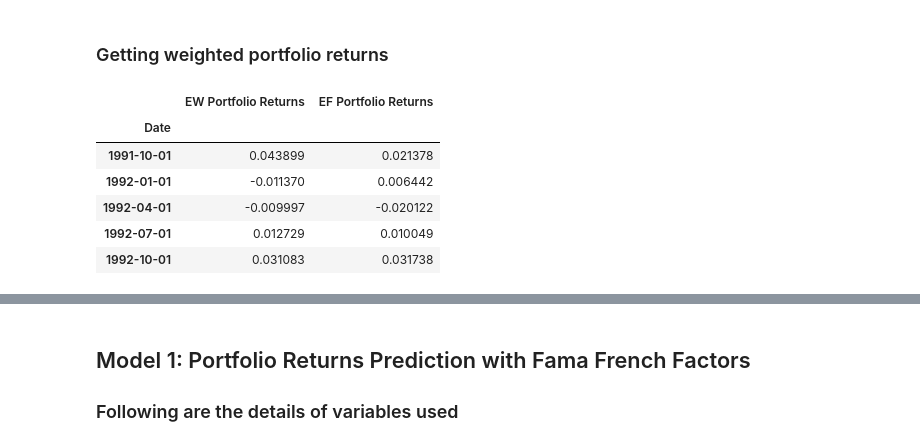
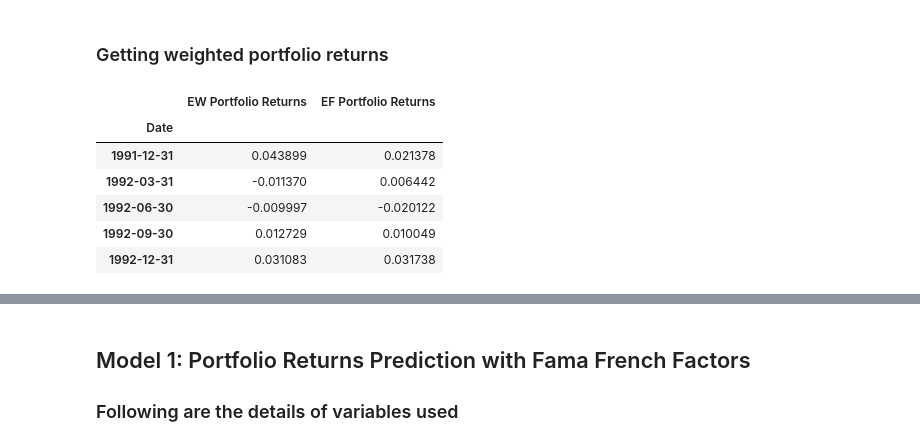
Before and after one commit to Raafayuqaily/TE-Portfolio-Stress-Testing-Final-Project, a Jupyter notebook: Section_5_KB.ipynb, the cells around one changed output, grey strips where cells are left out. Saved outputs shown, nothing was run; the diff lists cells and outputs as text; code cells hidden in the pictures.

```diff
--- a/Section_5_KB.ipynb
+++ b/Section_5_KB.ipynb
@@ -200,15 +209,15 @@ ff_6_factors.head()
 # %%
 portfolio_file_ = 'final_portfolio_returns.csv'
 prtf_rets = pd.read_csv(DATA_DIR/portfolio_file_)
 prtf_rets['Date'] = pd.to_datetime(prtf_rets['Date'])
 prtf_rets.set_index('Date', inplace = True)
-prtf_rets = prtf_rets.resample('QS').mean()
+prtf_rets = prtf_rets.resample('QE').mean()
 prtf_rets.head()
 # %% [output]
 |  | EW Portfolio Returns | EF Portfolio Returns |
 | Date |  |  |
-| 1991-10-01 | 0.043899 | 0.021378 |
-| 1992-01-01 | -0.011370 | 0.006442 |
-| 1992-04-01 | -0.009997 | -0.020122 |
-| 1992-07-01 | 0.012729 | 0.010049 |
-| 1992-10-01 | 0.031083 | 0.031738 |
+| 1991-12-31 | 0.043899 | 0.021378 |
+| 1992-03-31 | -0.011370 | 0.006442 |
+| 1992-06-30 | -0.009997 | -0.020122 |
+| 1992-09-30 | 0.012729 | 0.010049 |
+| 1992-12-31 | 0.031083 | 0.031738 |
```
Also changed, not shown: parts of 16 cells of this notebook, 4 other files.
